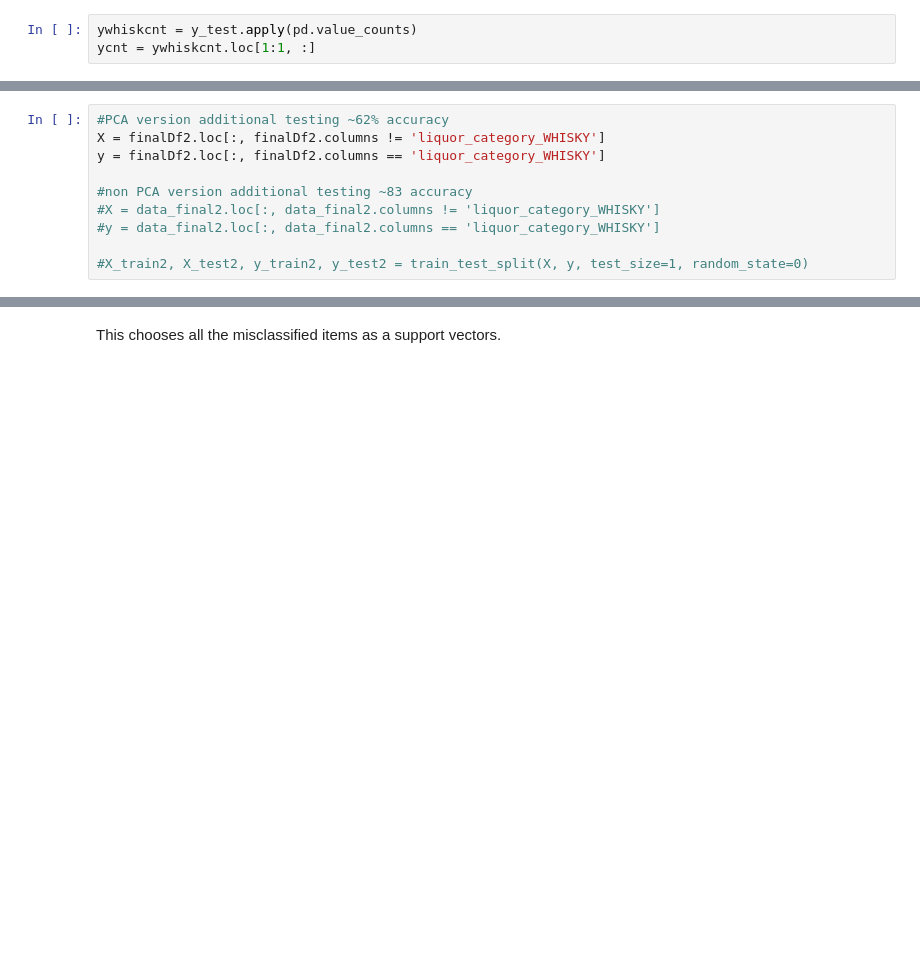
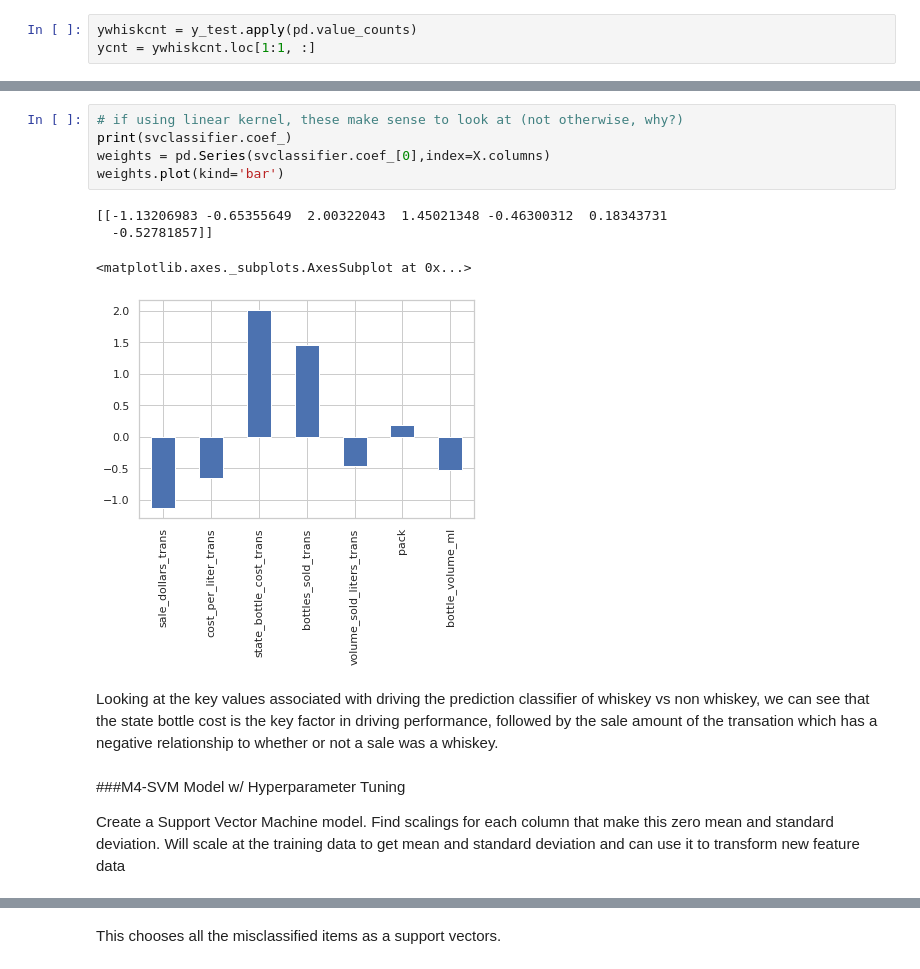
Before and after one commit to jjschueder/7331DataMiningNotebooks, a Jupyter notebook: Mini-Project SVMLR Classification/msds7331_mini_clark_schueder_vela_washburn.ipynb, the cells around one changed output, grey strips where cells are left out. Drawn from its saved outputs; the diff is of its cells as text; blank space fills up the shorter version.

```diff
--- a/Mini-Project SVMLR Classification/msds7331_mini_clark_schueder_vela_washburn.ipynb
+++ b/Mini-Project SVMLR Classification/msds7331_mini_clark_schueder_vela_washburn.ipynb
@@ -907,10 +624,0 @@ plt.ylabel('cumulative explained variance');
-# %%
-#PCA version additional testing ~62% accuracy
-X = finalDf2.loc[:, finalDf2.columns != 'liquor_category_WHISKY']
-y = finalDf2.loc[:, finalDf2.columns == 'liquor_category_WHISKY']
-
-#non PCA version additional testing ~83 accuracy
-#X = data_final2.loc[:, data_final2.columns != 'liquor_category_WHISKY']
-#y = data_final2.loc[:, data_final2.columns == 'liquor_category_WHISKY']
-
-#X_train2, X_test2, y_train2, y_test2 = train_test_split(X, y, test_size=1, random_state=0)
@@ -1099,0 +737,17 @@ array([    0,     9,    11, ..., 79980, 79984, 79987], dtype=int32)
+# %%
+# if using linear kernel, these make sense to look at (not otherwise, why?)
+print(svclassifier.coef_)
+weights = pd.Series(svclassifier.coef_[0],index=X.columns)
+weights.plot(kind='bar')
+# %% [output]
+[[-1.13206983 -0.65355649  2.00322043  1.45021348 -0.46300312  0.18343731
+  -0.52781857]]
+<matplotlib.axes._subplots.AxesSubplot at 0x...>
+[figure, added]
+# %% [markdown]
+Looking at the key values associated with driving the prediction classifier of whiskey vs non whiskey, we can see that the state bottle cost is the key factor in driving performance, followed by the sale amount of the transation which has a negative relationship to whether or not a sale was a whiskey.
+# %% [markdown]
+###M4-SVM Model w/ Hyperparameter Tuning
+<a id='m4'></a>
+
+Create a Support Vector Machine model.  Find scalings for each column that make this zero mean and standard deviation.   Will scale at the training data to get mean and standard deviation and can use it to transform new feature data
```
Also changed, not shown: parts of 161 cells of this notebook.
